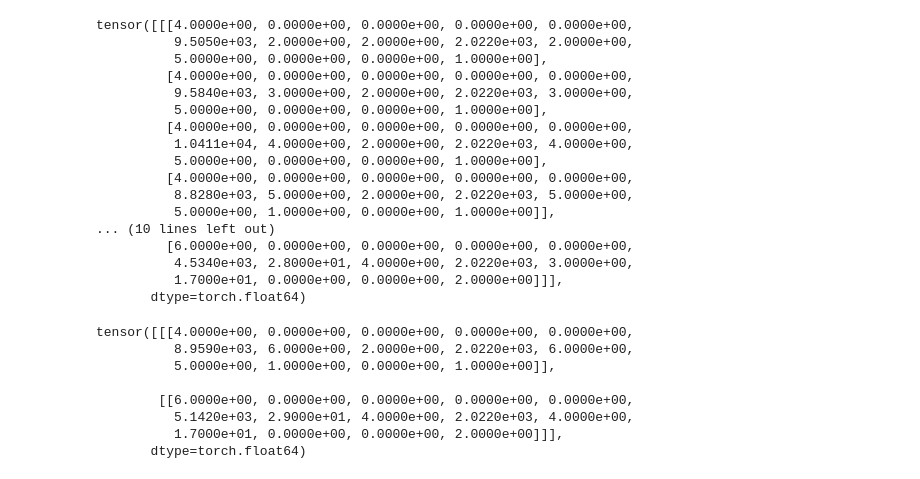
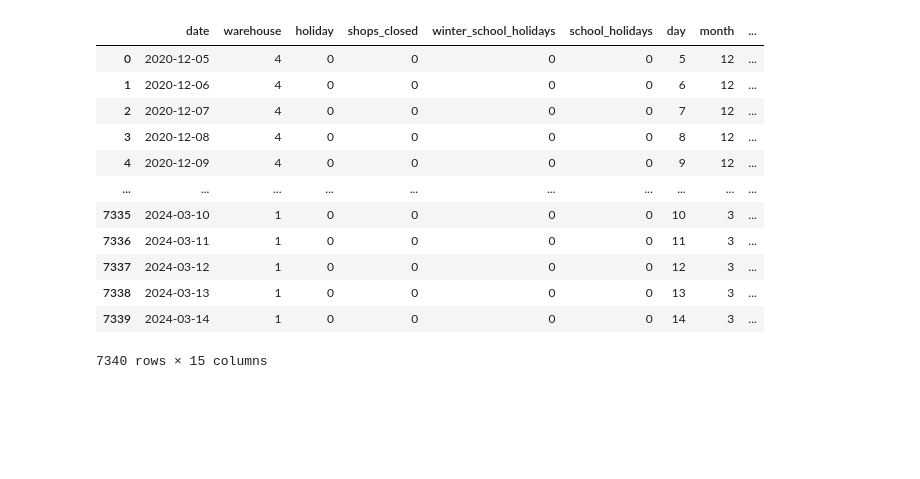
Before and after one commit to neeresh/rohlik-orders-forecasting-challenge, a Jupyter notebook: data_rough.ipynb, the cells around one changed output. Cells and saved outputs as stored; diff of their text form; code cells hidden in the pictures; blank space fills up the shorter version.

```diff
--- a/data_rough.ipynb
+++ b/data_rough.ipynb
@@ -149,31 +0,0 @@ for i in data_loader:
-# %%
-i[0]
-# %% [output]
-tensor([[[4.0000e+00, 0.0000e+00, 0.0000e+00, 0.0000e+00, 0.0000e+00,
-          9.5050e+03, 2.0000e+00, 2.0000e+00, 2.0220e+03, 2.0000e+00,
-          5.0000e+00, 0.0000e+00, 0.0000e+00, 1.0000e+00],
-         [4.0000e+00, 0.0000e+00, 0.0000e+00, 0.0000e+00, 0.0000e+00,
-          9.5840e+03, 3.0000e+00, 2.0000e+00, 2.0220e+03, 3.0000e+00,
-          5.0000e+00, 0.0000e+00, 0.0000e+00, 1.0000e+00],
-         [4.0000e+00, 0.0000e+00, 0.0000e+00, 0.0000e+00, 0.0000e+00,
-          1.0411e+04, 4.0000e+00, 2.0000e+00, 2.0220e+03, 4.0000e+00,
-          5.0000e+00, 0.0000e+00, 0.0000e+00, 1.0000e+00],
-         [4.0000e+00, 0.0000e+00, 0.0000e+00, 0.0000e+00, 0.0000e+00,
-          8.8280e+03, 5.0000e+00, 2.0000e+00, 2.0220e+03, 5.0000e+00,
-          5.0000e+00, 1.0000e+00, 0.0000e+00, 1.0000e+00]],
-... (10 lines left out)
-         [6.0000e+00, 0.0000e+00, 0.0000e+00, 0.0000e+00, 0.0000e+00,
-          4.5340e+03, 2.8000e+01, 4.0000e+00, 2.0220e+03, 3.0000e+00,
-          1.7000e+01, 0.0000e+00, 0.0000e+00, 2.0000e+00]]],
-       dtype=torch.float64)
-# %%
-i[1]
-# %% [output]
-tensor([[[4.0000e+00, 0.0000e+00, 0.0000e+00, 0.0000e+00, 0.0000e+00,
-          8.9590e+03, 6.0000e+00, 2.0000e+00, 2.0220e+03, 6.0000e+00,
-          5.0000e+00, 1.0000e+00, 0.0000e+00, 1.0000e+00]],
-
-        [[6.0000e+00, 0.0000e+00, 0.0000e+00, 0.0000e+00, 0.0000e+00,
-          5.1420e+03, 2.9000e+01, 4.0000e+00, 2.0220e+03, 4.0000e+00,
-          1.7000e+01, 0.0000e+00, 0.0000e+00, 2.0000e+00]]],
-       dtype=torch.float64)
@@ -179,0 +40,17 @@ tensor([[[4.0000e+00, 0.0000e+00, 0.0000e+00, 0.0000e+00, 0.0000e+00,
+# %%
+original_train_set = pd.read_csv('data/processed/train_set_processed.csv')
+original_train_set
+# %% [output]
+|  | date | warehouse | holiday | shops_closed | winter_school_holidays | school_holidays | day | month | ... |
+| 0 | 2020-12-05 | 4 | 0 | 0 | 0 | 0 | 5 | 12 | ... |
+| 1 | 2020-12-06 | 4 | 0 | 0 | 0 | 0 | 6 | 12 | ... |
+| 2 | 2020-12-07 | 4 | 0 | 0 | 0 | 0 | 7 | 12 | ... |
+| 3 | 2020-12-08 | 4 | 0 | 0 | 0 | 0 | 8 | 12 | ... |
+| 4 | 2020-12-09 | 4 | 0 | 0 | 0 | 0 | 9 | 12 | ... |
+| ... | ... | ... | ... | ... | ... | ... | ... | ... | ... |
+| 7335 | 2024-03-10 | 1 | 0 | 0 | 0 | 0 | 10 | 3 | ... |
+| 7336 | 2024-03-11 | 1 | 0 | 0 | 0 | 0 | 11 | 3 | ... |
+| 7337 | 2024-03-12 | 1 | 0 | 0 | 0 | 0 | 12 | 3 | ... |
+| 7338 | 2024-03-13 | 1 | 0 | 0 | 0 | 0 | 13 | 3 | ... |
+| 7339 | 2024-03-14 | 1 | 0 | 0 | 0 | 0 | 14 | 3 | ... |
+7340 rows × 15 columns
```
Also changed, not shown: parts of 20 cells of this notebook, 26 other files.
